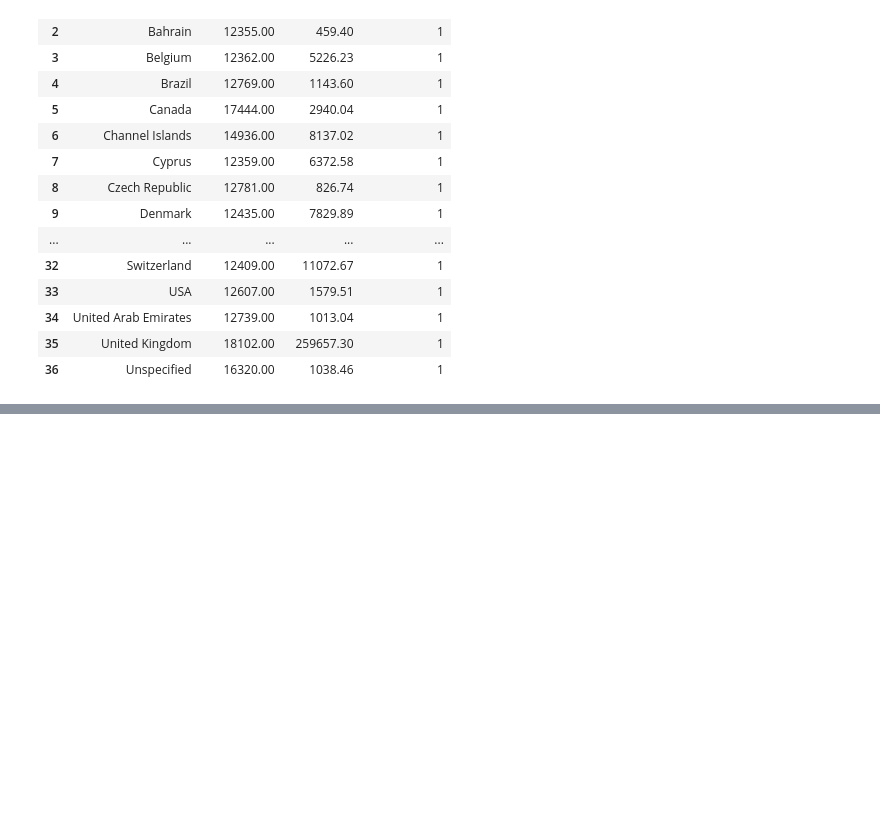
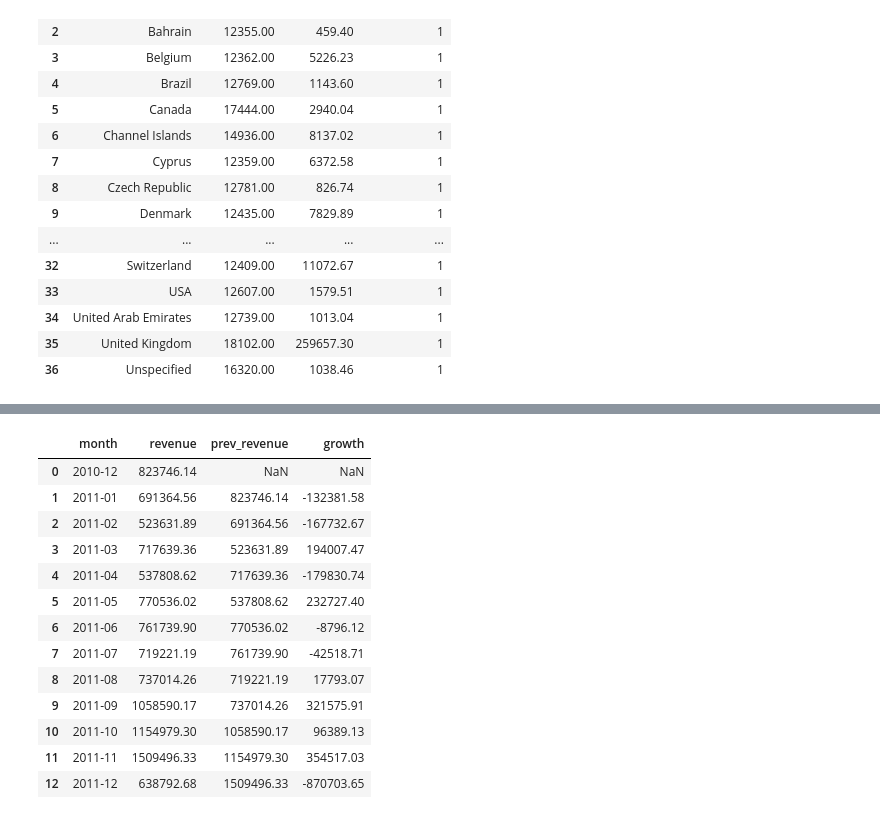
Before and after one commit to Danammadhunika/ml-journey, a Jupyter notebook: project_03_ecommerce_sql/notebooks/ecommerce_sql_analysis.ipynb, the cells around one changed output, grey strips where cells are left out. Saved outputs shown, nothing was run; the diff lists cells and outputs as text; code cells hidden in the pictures; blank space fills up the shorter version.

```diff
--- a/project_03_ecommerce_sql/notebooks/ecommerce_sql_analysis.ipynb
+++ b/project_03_ecommerce_sql/notebooks/ecommerce_sql_analysis.ipynb
@@ -2171,0 +2244,67 @@ result_q2
+# %%
+# ============================================
+# QUERY Q2 — LAG + Growth Calculation
+# Business Question: Monthly revenue growth
+#                    compared to previous month
+# ============================================
+
+# WHAT IS GROWTH COLUMN?
+# growth = current revenue - previous month revenue
+# Positive growth → revenue increased that month!
+# Negative growth → revenue decreased that month!
+
+# HOW LAG IS USED TWICE:
+# Once to show prev_revenue column
+# Once inside subtraction for growth calculation
+# Both use same OVER(ORDER BY month) window!
+
+# Think of it like salary:
+# prev_revenue → last month salary = £3,000
+# revenue      → this month salary = £3,500
+# growth       → your raise = £500!
+
+# Python equivalent:
+# df['prev_revenue'] = df['revenue'].shift(1)
+# df['growth'] = df['revenue'] - df['prev_revenue']
+
+# Key Insights:
+# January, February → negative growth (post holiday!)
+# September to November → consistent positive growth!
+# November → +£354,517 biggest single month jump!
+# December → -£870,703 biggest single month drop!
+
+query_q2 = """
+WITH monthly_revenue AS (
+    -- CTE: calculate total revenue per month
+    SELECT substr(InvoiceDate, 7, 4) || '-' ||
+           substr(InvoiceDate, 4, 2) AS month,
+           ROUND(SUM(Quantity * UnitPrice), 2) AS revenue
+    FROM orders
+    WHERE Quantity > 0
+    GROUP BY month
+)
+-- Final: show revenue with previous month and growth
+SELECT month,
+       revenue,
+       LAG(revenue, 1) OVER (ORDER BY month) AS prev_revenue,
+       ROUND(revenue - LAG(revenue, 1) OVER (ORDER BY month), 2) AS growth
+FROM monthly_revenue
+ORDER BY month
+"""
+result_q2 = pd.read_sql_query(query_q2, conn)
+result_q2
+# %% [output]
+|  | month | revenue | prev_revenue | growth |
+| 0 | 2010-12 | 823746.14 | NaN | NaN |
+| 1 | 2011-01 | 691364.56 | 823746.14 | -132381.58 |
+| 2 | 2011-02 | 523631.89 | 691364.56 | -167732.67 |
+| 3 | 2011-03 | 717639.36 | 523631.89 | 194007.47 |
+| 4 | 2011-04 | 537808.62 | 717639.36 | -179830.74 |
+| 5 | 2011-05 | 770536.02 | 537808.62 | 232727.40 |
+| 6 | 2011-06 | 761739.90 | 770536.02 | -8796.12 |
+| 7 | 2011-07 | 719221.19 | 761739.90 | -42518.71 |
+| 8 | 2011-08 | 737014.26 | 719221.19 | 17793.07 |
+| 9 | 2011-09 | 1058590.17 | 737014.26 | 321575.91 |
+| 10 | 2011-10 | 1154979.30 | 1058590.17 | 96389.13 |
+| 11 | 2011-11 | 1509496.33 | 1154979.30 | 354517.03 |
+| 12 | 2011-12 | 638792.68 | 1509496.33 | -870703.65 |
```
Also changed, not shown: parts of 3 cells of this notebook, 1 other file.
